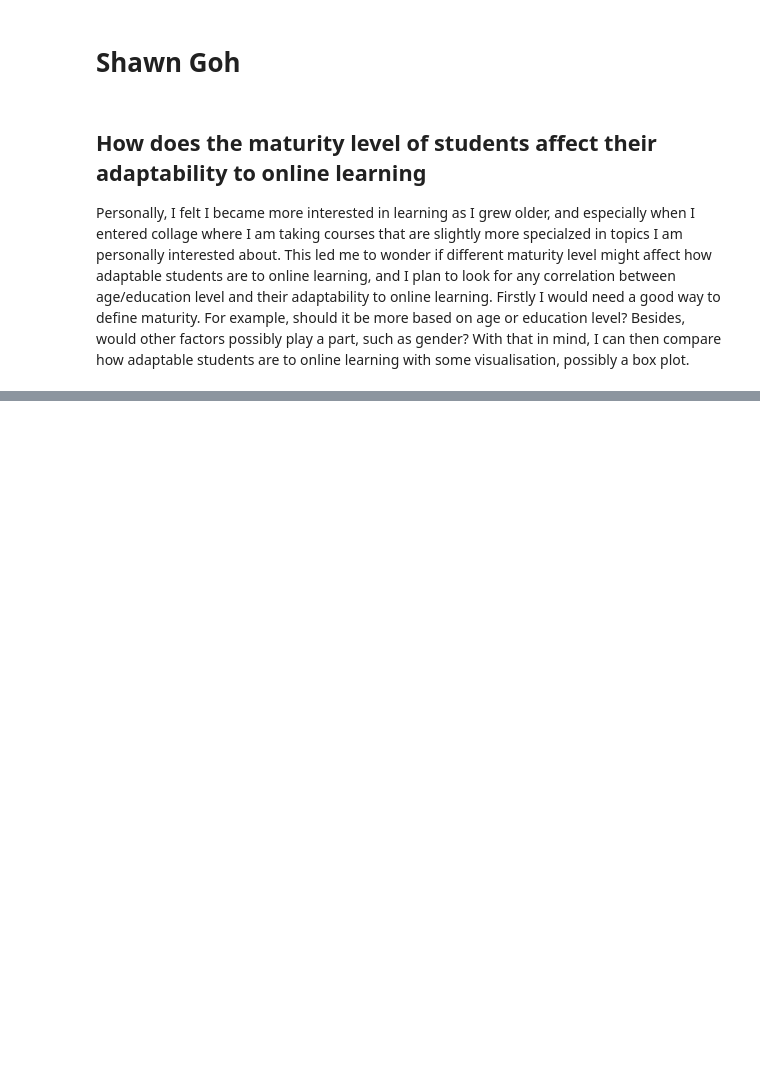
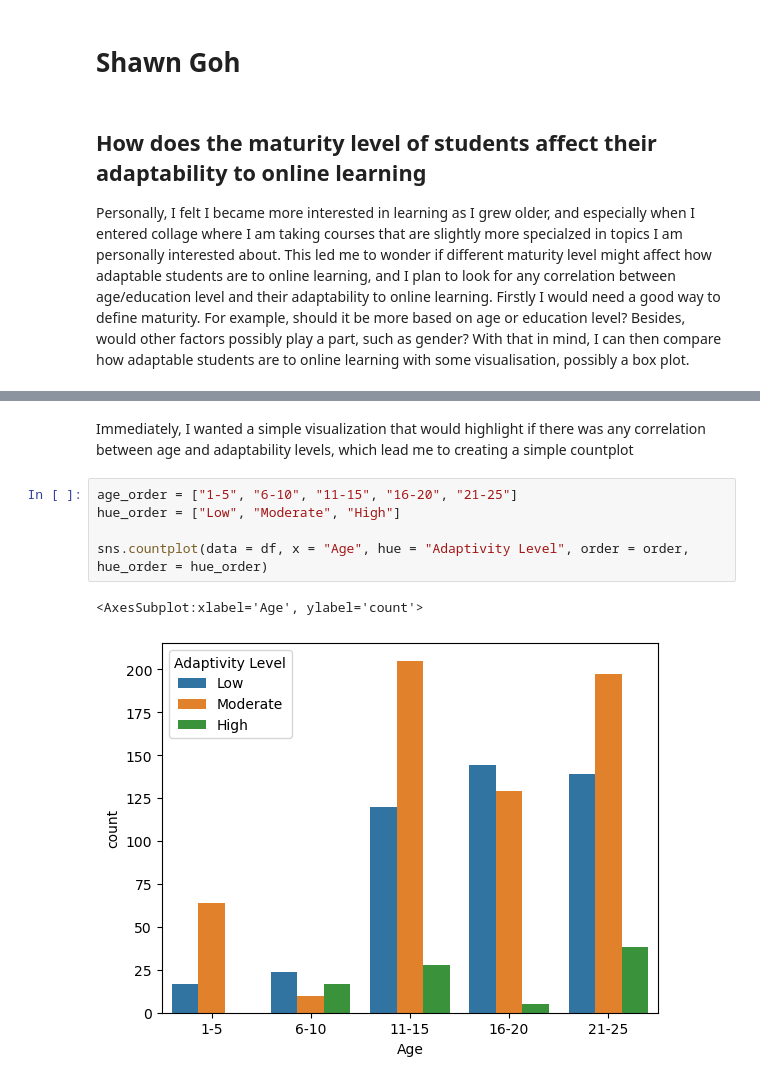
Before and after one commit to ubco-W2022T2-data301/project-group-group37, a Jupyter notebook: analysis/analysis2.ipynb, the cells around one changed output, grey strips where cells are left out. Saved outputs shown, nothing was run; the diff lists cells and outputs as text; blank space fills up the shorter version.

```diff
--- a/analysis/analysis2.ipynb
+++ b/analysis/analysis2.ipynb
@@ -41,0 +51,10 @@ df
+# %% [markdown]
+Immediately, I wanted a simple visualization that would highlight if there was any correlation between age and adaptability levels, which lead me to creating a simple countplot
+# %%
+age_order = ["1-5", "6-10", "11-15", "16-20", "21-25"]
+hue_order = ["Low", "Moderate", "High"]
+
+sns.countplot(data = df, x = "Age", hue = "Adaptivity Level", order = order, hue_order = hue_order)
+# %% [output]
+<AxesSubplot:xlabel='Age', ylabel='count'>
+[figure, added]
```
Also changed, not shown: parts of 10 cells of this notebook, 1 other file.
